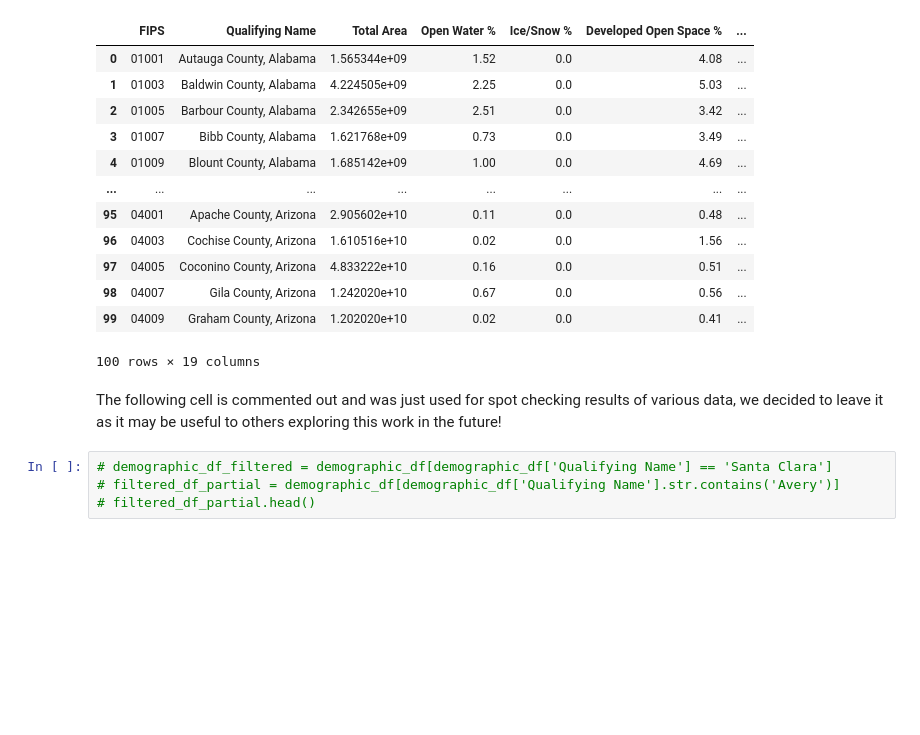
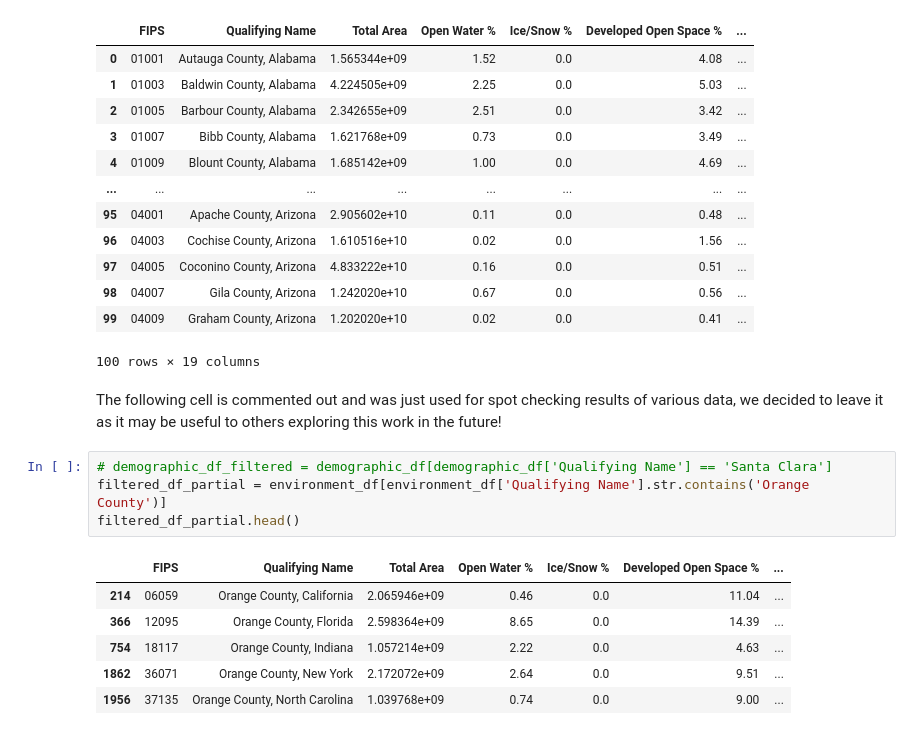
Before and after one commit to akiwarheit/mads-capstone-project, a Jupyter notebook: notebooks/1_se_data_preprocessing.ipynb, the cells around one changed output. Cells and saved outputs as stored; diff of their text form; blank space fills up the shorter version.

```diff
--- a/notebooks/1_se_data_preprocessing.ipynb
+++ b/notebooks/1_se_data_preprocessing.ipynb
@@ -200,5 +200,12 @@ environment_df.head(100)
 The following cell is commented out and was just used for spot checking results of various data, we decided to leave it as it may be useful to others exploring this work in the future!
 # %%
 # demographic_df_filtered = demographic_df[demographic_df['Qualifying Name'] == 'Santa Clara']
-# filtered_df_partial = demographic_df[demographic_df['Qualifying Name'].str.contains('Avery')]
-# filtered_df_partial.head()
+filtered_df_partial = environment_df[environment_df['Qualifying Name'].str.contains('Orange County')]
+filtered_df_partial.head()
+# %% [output]
+|  | FIPS | Qualifying Name | Total Area | Open Water % | Ice/Snow % | Developed Open Space % | ... |
+| 214 | 06059 | Orange County, California | 2.065946e+09 | 0.46 | 0.0 | 11.04 | ... |
+| 366 | 12095 | Orange County, Florida | 2.598364e+09 | 8.65 | 0.0 | 14.39 | ... |
+| 754 | 18117 | Orange County, Indiana | 1.057214e+09 | 2.22 | 0.0 | 4.63 | ... |
+| 1862 | 36071 | Orange County, New York | 2.172072e+09 | 2.64 | 0.0 | 9.51 | ... |
+| 1956 | 37135 | Orange County, North Carolina | 1.039768e+09 | 0.74 | 0.0 | 9.00 | ... |
```
Also changed, not shown: 2 other files.
